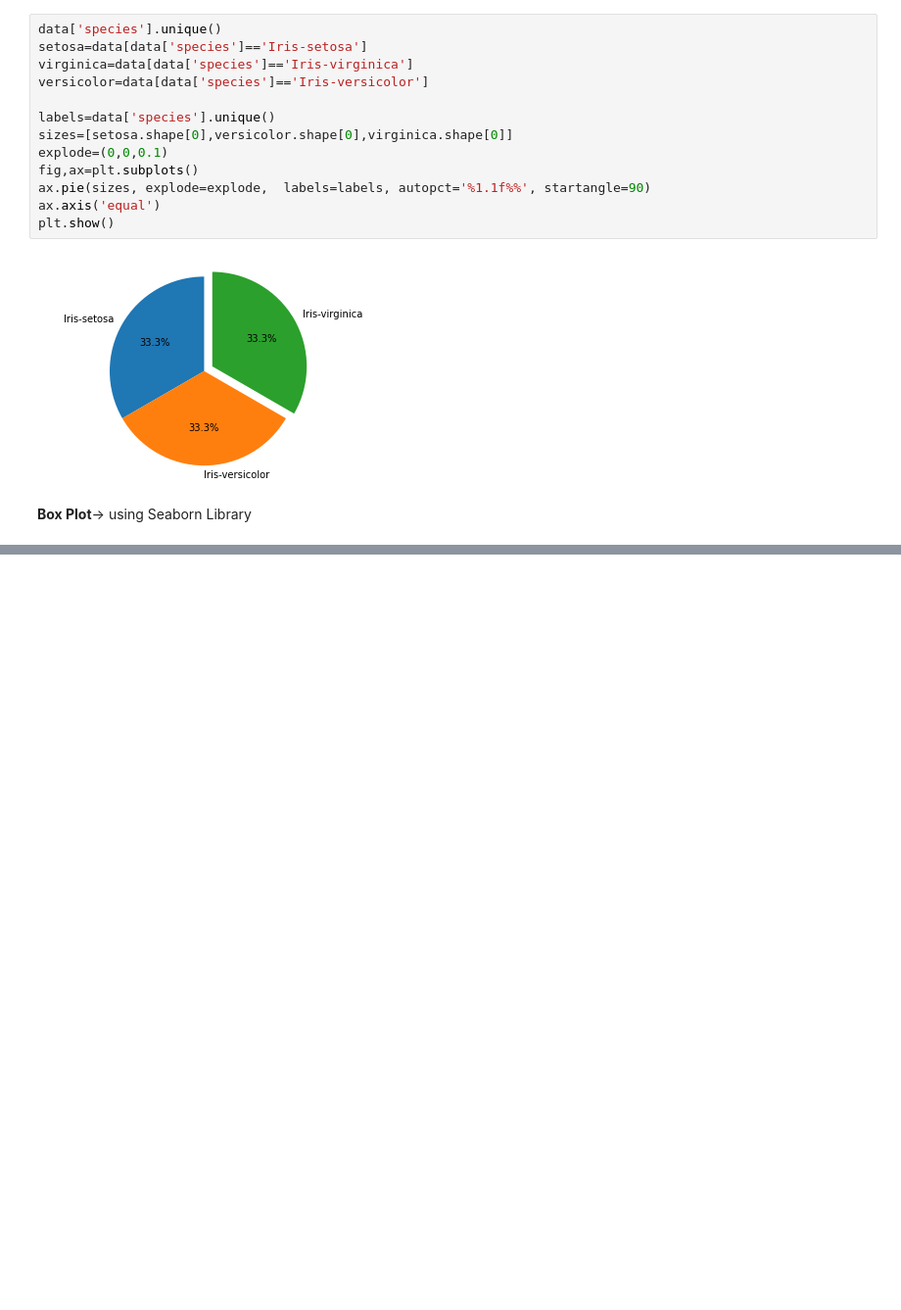
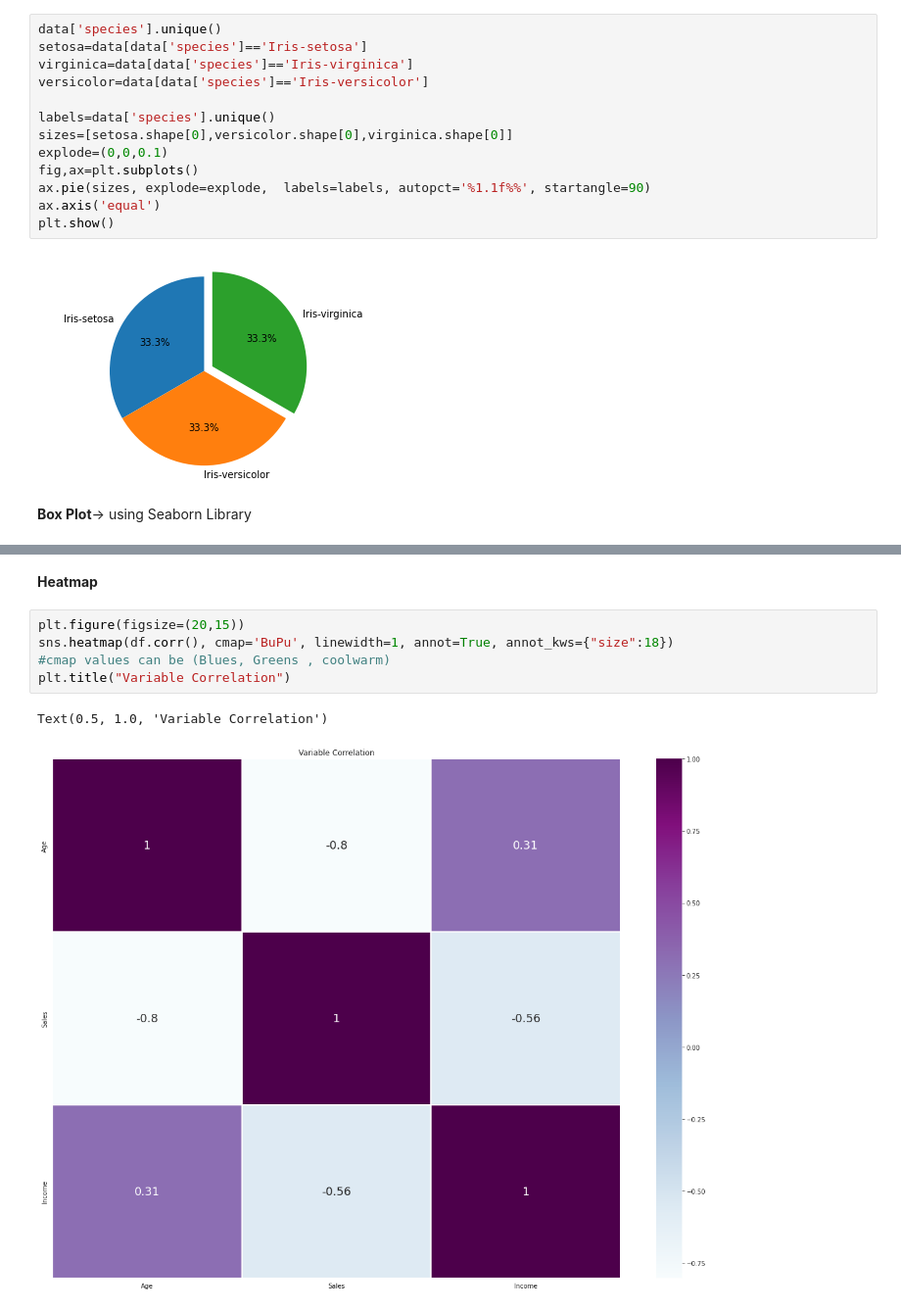
Before and after one commit to AyeshaAreej/Machine-Learning-Python-, a Jupyter notebook: Graphs.ipynb, the cells around one changed output, grey strips where cells are left out. Shown: that part at 98% size. Drawn from its saved outputs; the diff is of its cells as text; blank space fills up the shorter version.

```diff
--- a/Graphs.ipynb
+++ b/Graphs.ipynb
@@ -147,0 +154,10 @@ plt.show()
+# %% [markdown]
+**Heatmap**
+# %%
+plt.figure(figsize=(20,15))
+sns.heatmap(df.corr(), cmap='BuPu', linewidth=1, annot=True, annot_kws={"size":18})
+#cmap values can be (Blues, Greens , coolwarm)
+plt.title("Variable Correlation")
+# %% [output]
+Text(0.5, 1.0, 'Variable Correlation')
+[figure, added]
```
Also changed, not shown: parts of 3 cells of this notebook.
